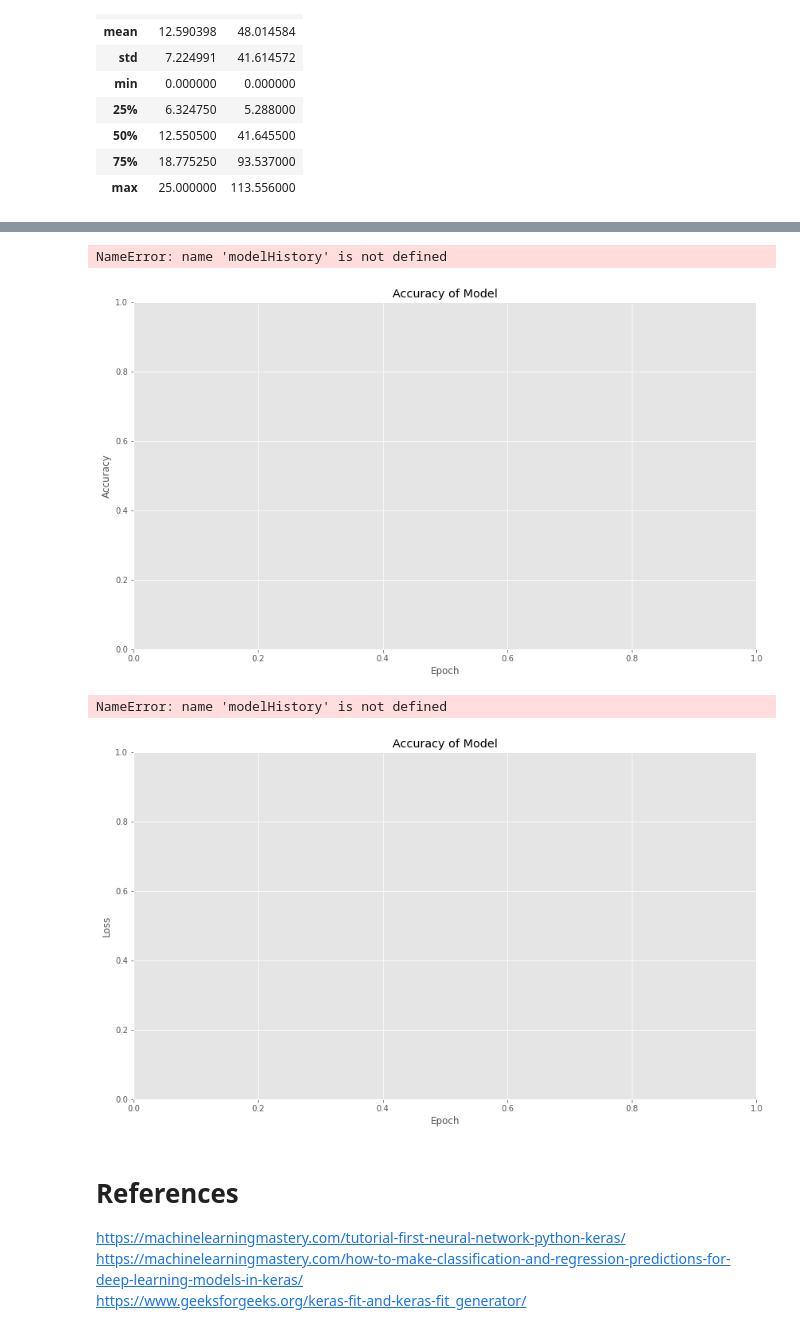
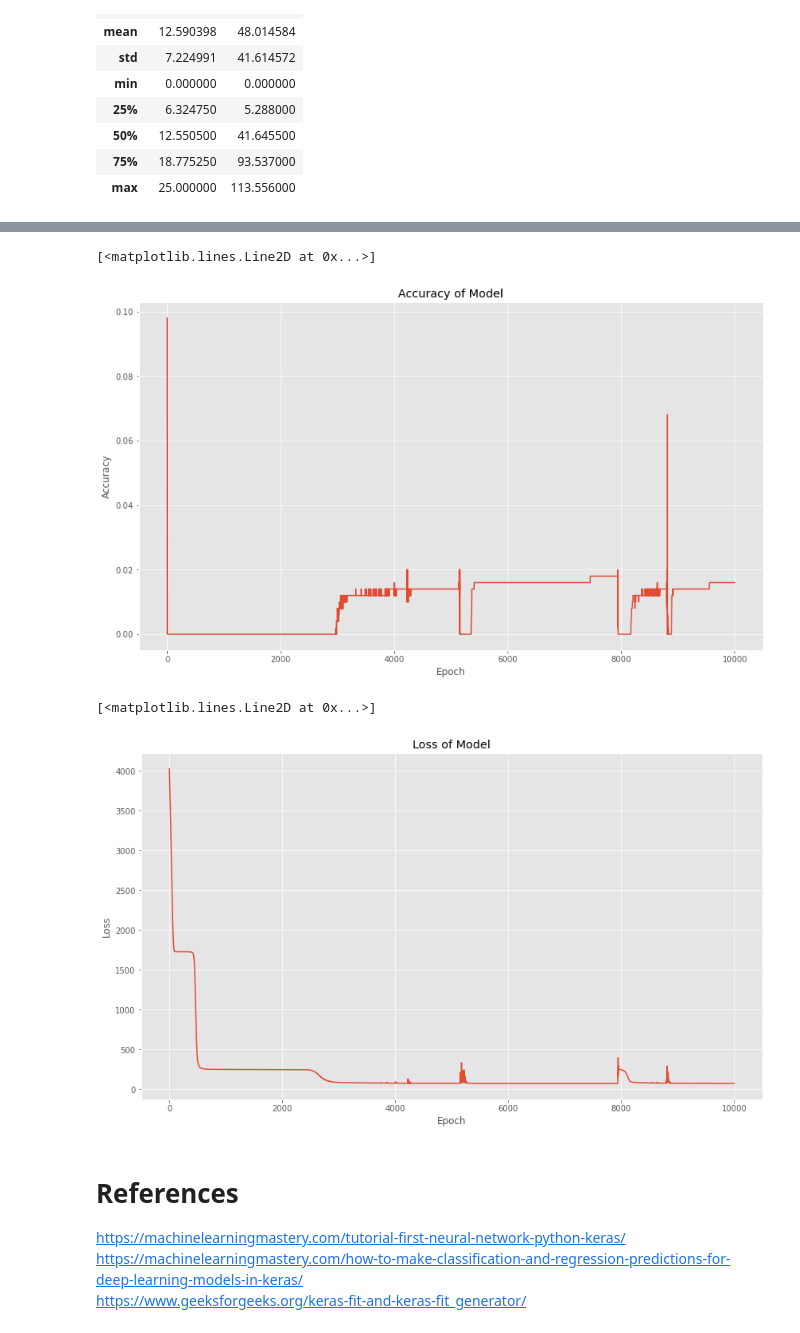
Before and after one commit to sagheerahmadGmit/EmergingTechAssessment, a Jupyter notebook: AssessmentModel.ipynb, the cells around one changed output, grey strips where cells are left out. Drawn from its saved outputs; the diff is of its cells as text; code cells hidden in the pictures.

```diff
--- a/AssessmentModel.ipynb
+++ b/AssessmentModel.ipynb
@@ -80,36 +135,29 @@ powerProductionData.describe()
 # %%
-#x = powerProductionData.iloc[:,0].values
-#y = powerProductionData.iloc[:,1].values
-#xx = np.array(x)
-#yy = np.array(y)
-
-#input1 = keras.Input(shape=(1,))
-#l1 = Dense(10, activation='relu')(input1)
-#l2 = Dense(64, activation='relu')(l1)
-#l3 = Dense(64, activation='relu')(l2)
-#l4 = Dense(64, activation='relu')(l3)
-#out = Dense(1)(l3)
-
-#model = Model(inputs=input1, outputs=[out])
-#https://keras.io/api/optimizers/adam/
-#model.compile(kr.optimizers.Adam(learning_rate=0.001), loss=['mean_squared_error'], metrics=['accuracy'])
-
-#modelHistory = model.fit(xx, yy, epochs=130, batch_size=64)
-
 x = powerProductionData.iloc[:,0].values
 y = powerProductionData.iloc[:,1].values
 xx = np.array(x)
 yy = np.array(y)
 
+#https://keras.io/api/layers/core_layers/input/
 input1 = kr.Input(shape=(1,))
-l1 = Dense(10, activation='relu')(input1)
-l2 = Dense(50, activation='relu')(l1)
-l3 = Dense(50, activation='relu')(l2)
-out = Dense(1)(l3)
+
+#https://keras.io/api/layers/activations/
+l1 = Dense(10, activation='sigmoid')(input1)
+l2 = Dense(50, activation='sigmoid')(l1)
+l3 = Dense(50, activation='sigmoid')(l2)
+l4 = Dense(50, activation='sigmoid')(l3)
+l5 = Dense(50, activation='sigmoid')(l4)
+l6 = Dense(50, activation='sigmoid')(l5)
+l7 = Dense(50, activation='linear')(l6)
+out = Dense(1)(l7)
 
 model = Model(inputs=input1, outputs=[out])
-model.compile(optimizer='adam',loss=['mean_squared_error'])
+model.compile(
+    optimizer='adam',
+    loss=['mean_squared_error'],
+    metrics=['accuracy']
+    )
 
-model.fit(xx, yy, epochs=30000, batch_size=500)
+modelHistory = model.fit(xx, yy, epochs=10000, batch_size=500)
 model.predict([1.001])
 # %% [output]
@@ -156,20 +220,20 @@ plt.title('Accuracy of Model')
 
 plt.plot(modelHistory.history['accuracy'])
 # %% [output]
-NameError: name 'modelHistory' is not defined
+[<matplotlib.lines.Line2D at 0x...>]
-[figure, old version]
+[figure, new version]
 # %%
 #label the x axis
 plt.xlabel('Epoch')
 #label the y axis
 plt.ylabel('Loss')
 # Set the title
-plt.title('Accuracy of Model')
+plt.title('Loss of Model')
 
 plt.plot(modelHistory.history['loss'])
 # %% [output]
-NameError: name 'modelHistory' is not defined
+[<matplotlib.lines.Line2D at 0x...>]
-[figure, old version]
+[figure, new version]
 # %% [markdown]
 # References
 
```
Also changed, not shown: parts of 15 cells of this notebook, 7 other files.
